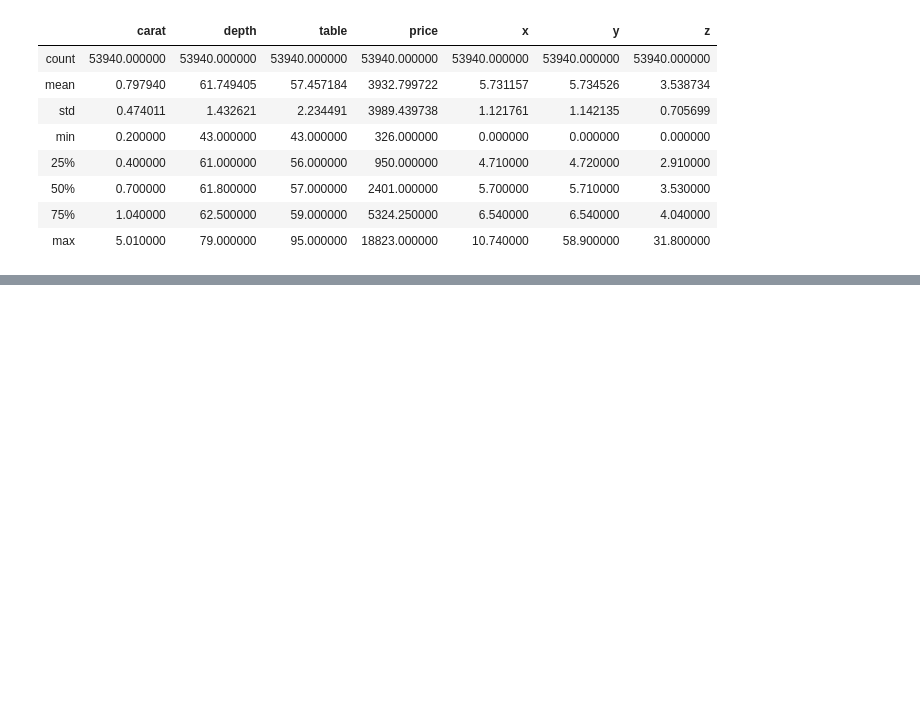
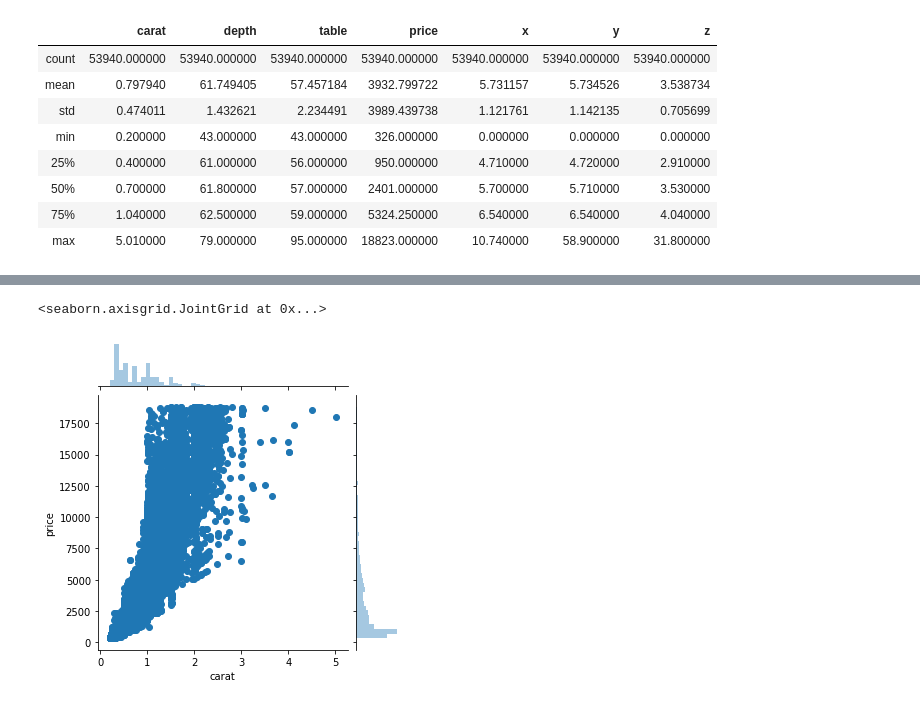
Before and after one commit to AnnaLenaStoe/Diamonds, a Jupyter notebook: diamonds.ipynb, the cells around one changed output, grey strips where cells are left out. Saved outputs shown, nothing was run; the diff lists cells and outputs as text; code cells hidden in the pictures; blank space fills up the shorter version.

```diff
--- a/diamonds.ipynb
+++ b/diamonds.ipynb
@@ -102,3 +156,6 @@ sns.heatmap(diamond.corr())
 # %%
-#sns.jointplot(x='carat' , y='price' , data=diamond , size=5)
+sns.jointplot(x='carat' , y='price' , data=diamond , size=5)
+# %% [output]
+<seaborn.axisgrid.JointGrid at 0x...>
+[figure, added]
 # %%
```
Also changed, not shown: parts of 31 cells of this notebook.
